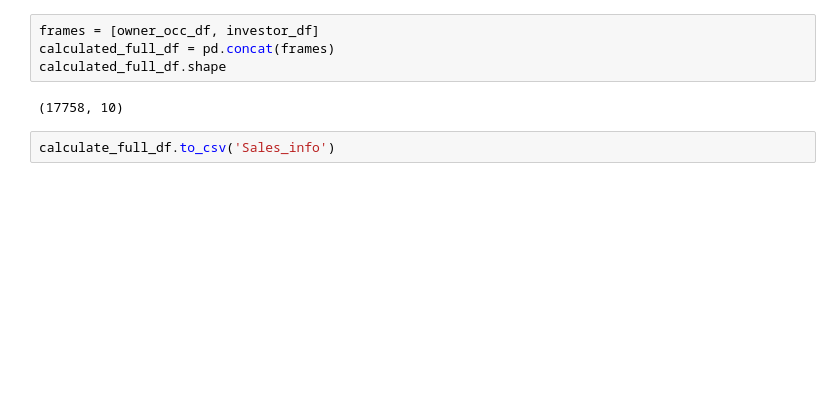
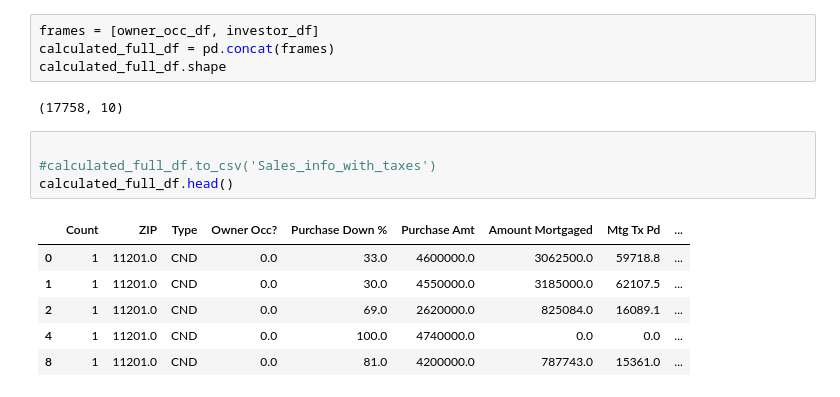
Before and after one commit to Kat-McEldowney/Group_project_1, a Jupyter notebook: Bklyn_2022_RE_DF.ipynb, the cells around one changed output. Drawn from its saved outputs; the diff is of its cells as text; blank space fills up the shorter version.

```diff
--- a/Bklyn_2022_RE_DF.ipynb
+++ b/Bklyn_2022_RE_DF.ipynb
@@ -159,4 +143,13 @@ calculated_full_df.shape
 # %% [output]
 (17758, 10)
 # %%
-calculate_full_df.to_csv('Sales_info')
+
+#calculated_full_df.to_csv('Sales_info_with_taxes')
+calculated_full_df.head()
+# %% [output]
+|  | Count | ZIP | Type | Owner Occ? | Purchase Down % | Purchase Amt | Amount Mortgaged | Mtg Tx Pd | ... |
+| 0 | 1 | 11201.0 | CND | 0.0 | 33.0 | 4600000.0 | 3062500.0 | 59718.8 | ... |
+| 1 | 1 | 11201.0 | CND | 0.0 | 30.0 | 4550000.0 | 3185000.0 | 62107.5 | ... |
+| 2 | 1 | 11201.0 | CND | 0.0 | 69.0 | 2620000.0 | 825084.0 | 16089.1 | ... |
+| 4 | 1 | 11201.0 | CND | 0.0 | 100.0 | 4740000.0 | 0.0 | 0.0 | ... |
+| 8 | 1 | 11201.0 | CND | 0.0 | 81.0 | 4200000.0 | 787743.0 | 15361.0 | ... |
```
Also changed, not shown: parts of 9 cells of this notebook, 1 other file.
